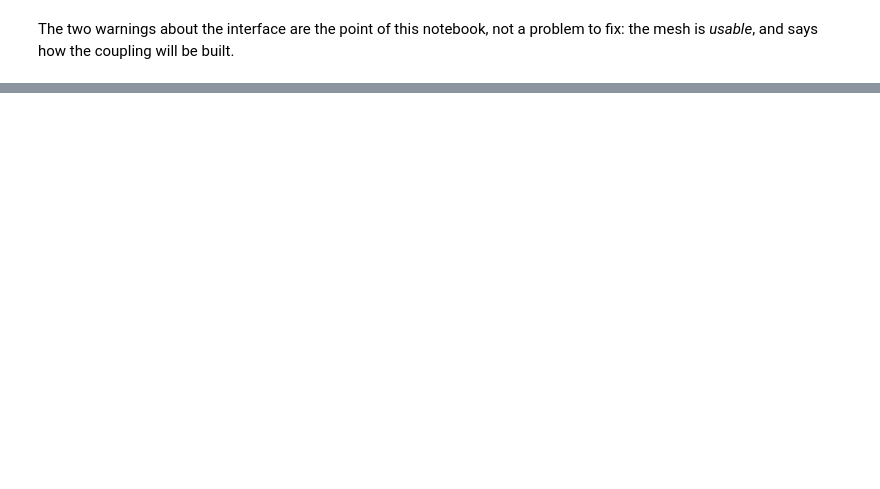
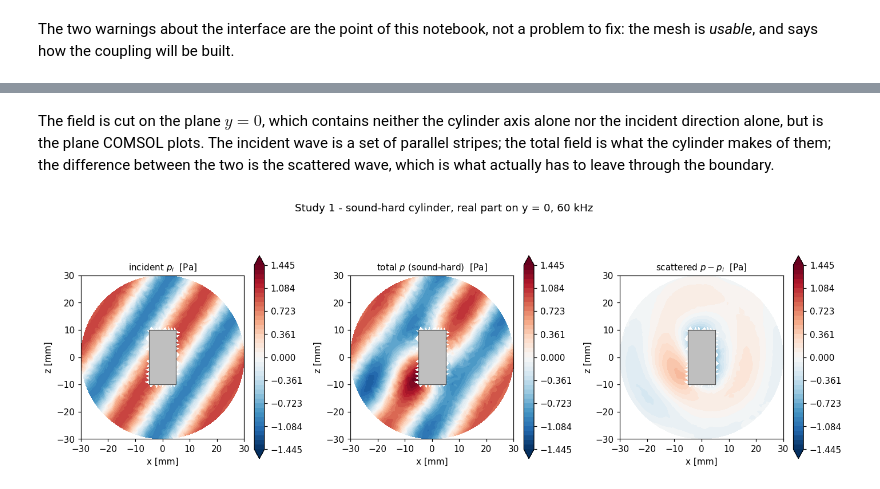
Before and after one commit to DanFabb/pycafe, a Jupyter notebook: examples/05_shell_in_cavity_nonconforming.ipynb, the cells around one changed output, grey strips where cells are left out. Saved outputs shown, nothing was run; the diff lists cells and outputs as text; code cells hidden in the pictures; blank space fills up the shorter version.

```diff
--- a/examples/05_shell_in_cavity_nonconforming.ipynb
+++ b/examples/05_shell_in_cavity_nonconforming.ipynb
@@ -640,0 +293,12 @@ acoustic boundary conditions.
+# %%
+hard_spec = ModelSpec(
+    geometry=CadFile(STEP, units="mm", recombine=False, fluid=SPHERE,
+                     boundaries={"radiation": SPHERE_SKIN}),
+    fluid=WATER, f_max=F, elements_per_wavelength=PER_WAVELENGTH,
+    work_dir=".", output_path="scatter_fluid.msh",
+)
+
+with warnings.catch_warnings():
+    warnings.simplefilter("ignore")
+    hard = build_model(hard_spec, bc=bc, show=True,
+                       plot_kwargs=dict(elev=18, azim=-58, figsize=(11, 5)))
@@ -640,0 +333,47 @@ acoustic boundary conditions.
+# %% [markdown]
+The field is cut on the plane $y = 0$, which contains neither the cylinder axis
+alone nor the incident direction alone, but is the plane COMSOL plots. The
+incident wave is a set of parallel stripes; the total field is what the
+cylinder makes of them; the difference between the two is the scattered wave,
+which is what actually has to leave through the boundary.
+# %%
+def slice_plot(ax, nodes, field, title, half_width=1.2e-3, cmap="RdBu_r",
+               levels=41, symmetric=True, vmax=None):
+    """Nodal field on the y = 0 plane, drawn as a triangulation of (x, z)."""
+    band = np.abs(nodes[:, 1]) < half_width
+    x, z = nodes[band, 0] * 1e3, nodes[band, 2] * 1e3
+    values = field[band]
+    tri = mtri.Triangulation(x, z)
+    # Drop the triangles that bridge the hole left by the cylinder.
+    centres = np.column_stack([x[tri.triangles].mean(axis=1),
+                               z[tri.triangles].mean(axis=1)])
+    inside = (np.abs(centres[:, 0]) < 5.6) & (np.abs(centres[:, 1]) < 10.6)
+    tri.set_mask(inside)
+    limit = vmax if vmax is not None else np.abs(values).max()
+    bounds = np.linspace(-limit, limit, levels) if symmetric else \
+        np.linspace(0.0, limit, levels)
+    art = ax.tricontourf(tri, values, levels=bounds, cmap=cmap, extend="both")
+    ax.add_patch(plt.Rectangle((-5, -10), 10, 20, fc="0.75", ec="0.3", lw=0.8))
+    ax.set_aspect("equal")
+    ax.set_title(title, fontsize=10)
+    ax.set_xlabel("x [mm]")
+    ax.set_ylabel("z [mm]")
+    return art
+
+
+fig, axes = plt.subplots(1, 3, figsize=(13, 4.4))
+limit = np.abs(p_hard.real).max()
+for ax, field, title in zip(
+    axes,
+    (p_inc, p_hard, p_scat_hard),
+    ("incident $p_i$", "total $p$ (sound-hard)", "scattered $p - p_i$"),
+):
+    art = slice_plot(ax, hard["nodes"], field.real, title + "  [Pa]",
+                     vmax=limit)
+    fig.colorbar(art, ax=ax, shrink=0.85)
+fig.suptitle("Study 1 - sound-hard cylinder, real part on y = 0, 60 kHz",
+             y=1.02)
+fig.tight_layout()
+plt.show()
+# %% [output]
+[figure, added]
```
Also changed, not shown: parts of 32 cells of this notebook, 7 other files.
